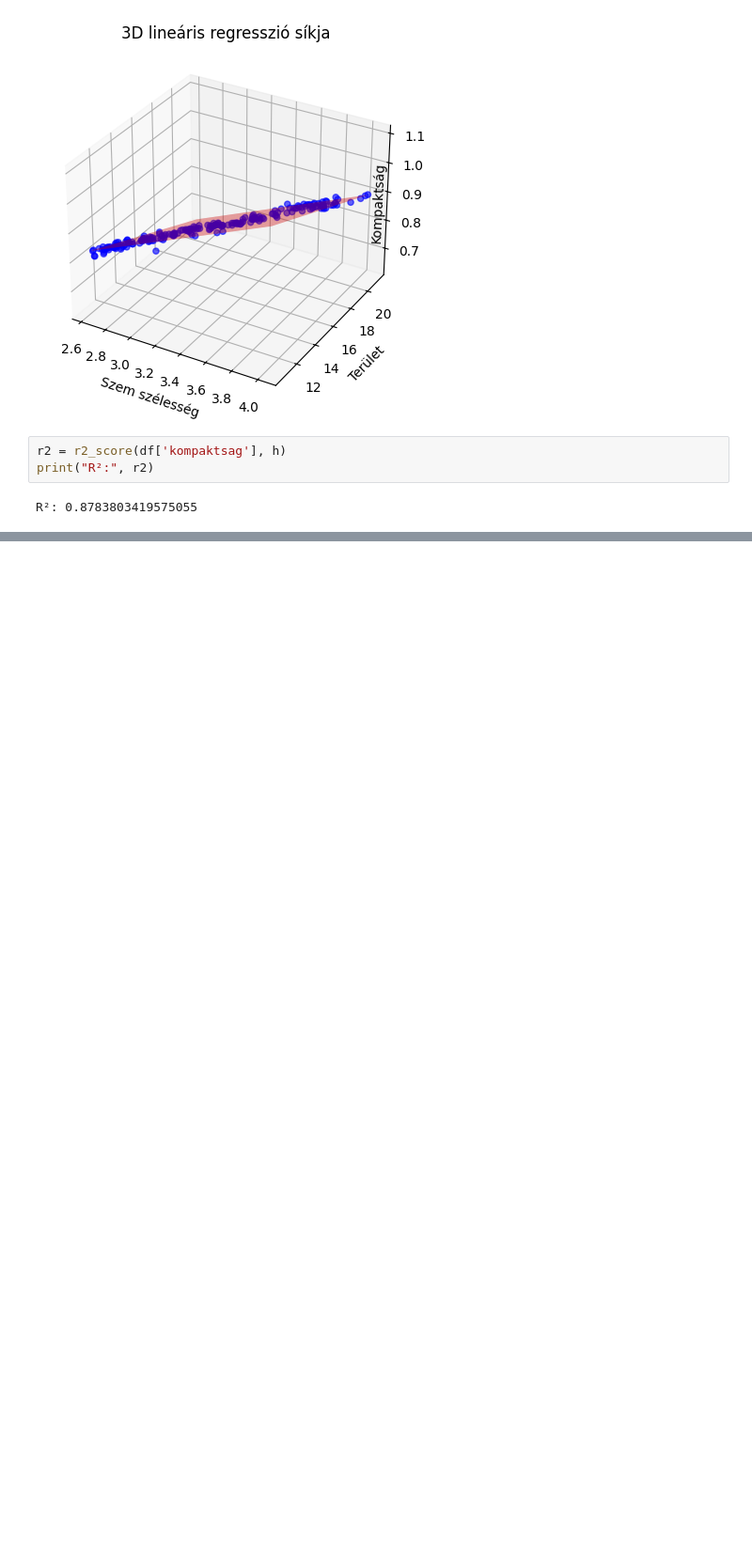
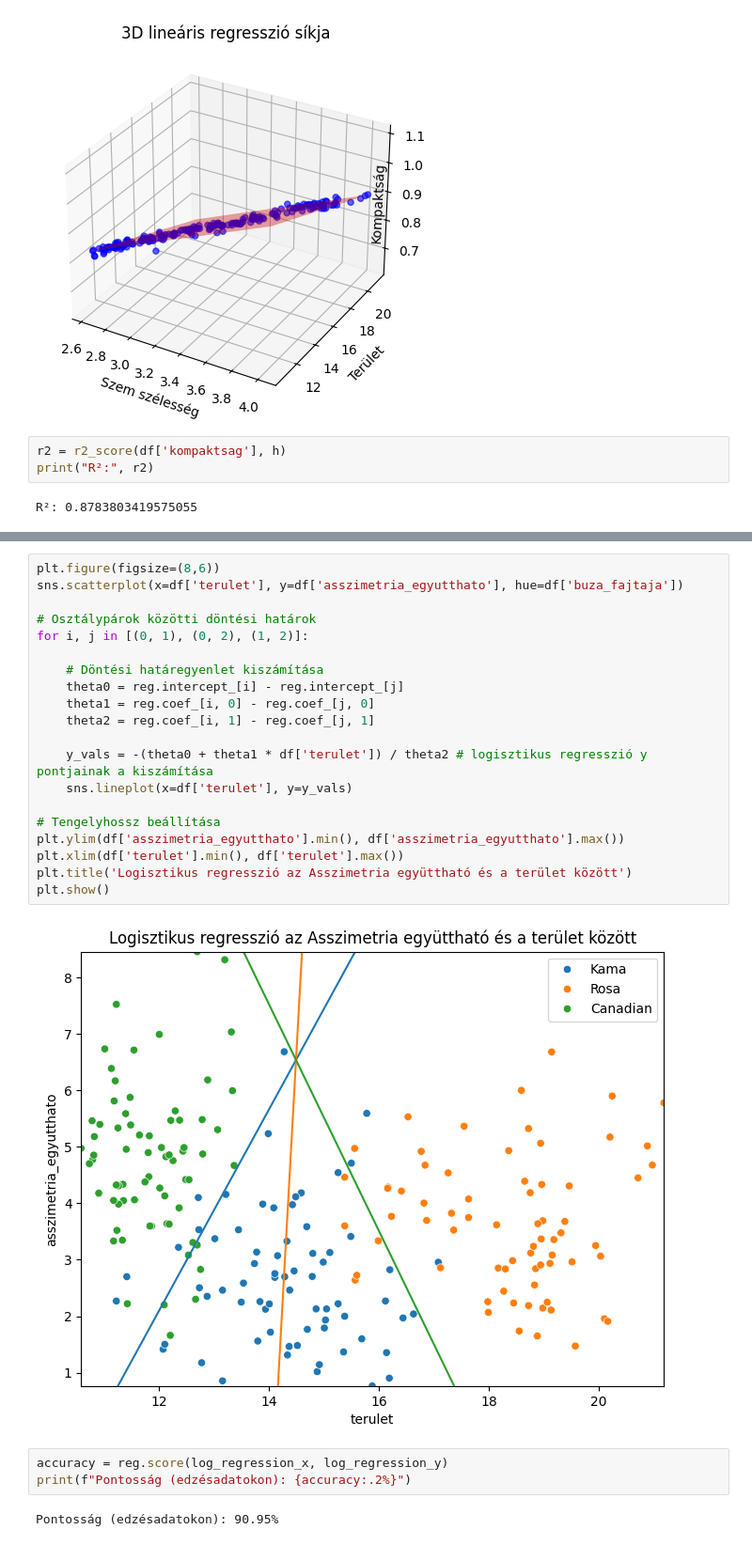
Before and after one commit to lacithelaci/oktatas, a Jupyter notebook: egyetemi_feleves_cuccok/4_szemeszter/big data/beadando/beadando.ipynb, the cells around one changed output, grey strips where cells are left out. Shown at 94% size. Cells and saved outputs as stored; diff of their text form; blank space fills up the shorter version.

```diff
--- a/egyetemi_feleves_cuccok/4_szemeszter/big data/beadando/beadando.ipynb
+++ b/egyetemi_feleves_cuccok/4_szemeszter/big data/beadando/beadando.ipynb
@@ -266,0 +306,27 @@ R²: 0.8783803419575055
+# %%
+plt.figure(figsize=(8,6))
+sns.scatterplot(x=df['terulet'], y=df['asszimetria_egyutthato'], hue=df['buza_fajtaja'])
+
+# Osztálypárok közötti döntési határok
+for i, j in [(0, 1), (0, 2), (1, 2)]:
+
+    # Döntési határegyenlet kiszámítása
+    theta0 = reg.intercept_[i] - reg.intercept_[j]
+    theta1 = reg.coef_[i, 0] - reg.coef_[j, 0]
+    theta2 = reg.coef_[i, 1] - reg.coef_[j, 1]
+
+    y_vals = -(theta0 + theta1 * df['terulet']) / theta2 # logisztikus regresszió y pontjainak a kiszámítása
+    sns.lineplot(x=df['terulet'], y=y_vals)
+
+# Tengelyhossz beállítása
+plt.ylim(df['asszimetria_egyutthato'].min(), df['asszimetria_egyutthato'].max())
+plt.xlim(df['terulet'].min(), df['terulet'].max())
+plt.title('Logisztikus regresszió az Asszimetria együttható és a terület között')
+plt.show()
+# %% [output]
+[figure, added]
+# %%
+accuracy = reg.score(log_regression_x, log_regression_y)
+print(f"Pontosság (edzésadatokon): {accuracy:.2%}")
+# %% [output]
+Pontosság (edzésadatokon): 90.95%
```
Also changed, not shown: parts of 9 cells of this notebook.
